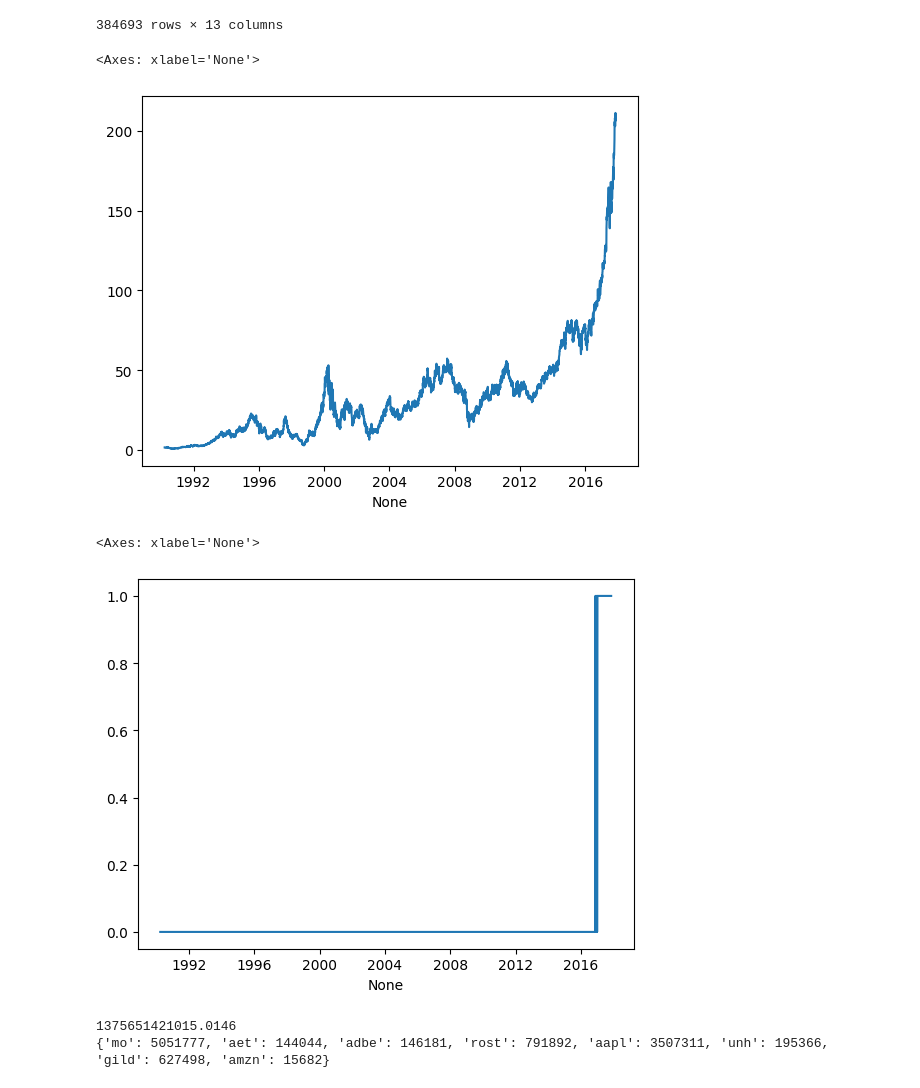
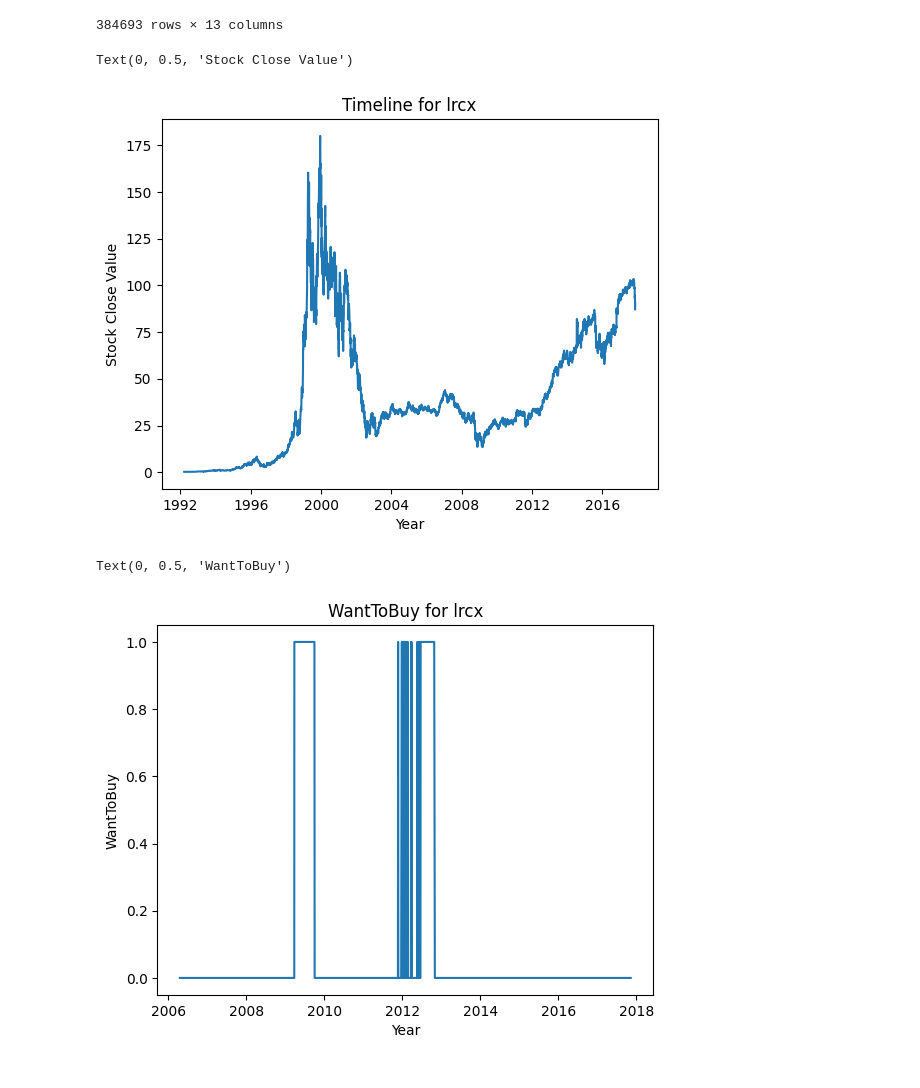
Before and after one commit to marvlach/stocks-project, a Jupyter notebook: src/Stocks.ipynb, the cells around one changed output. Drawn from its saved outputs; the diff is of its cells as text; code cells hidden in the pictures.

```diff
--- a/src/Stocks.ipynb
+++ b/src/Stocks.ipynb
@@ -85,7 +64,7 @@ stocks_df.loc[stocks_df.index.get_level_values('Date') > stocks_df['AllTimeMaxCl
 stocks_df.loc[stocks_df.index.get_level_values('Date') < stocks_df['AllTimeMinCloseDate'], 'WantToBuy'] = 0
 stocks_df.loc[stocks_df.index.get_level_values('Date') < stocks_df['AllTimeMinCloseDate'], 'WantToSell'] = 0
 # %%
-stocks_df["CanSell"] = 0.1 * stocks_df[::-1].groupby("Name")['Volume'].cumsum()[::-1]
+stocks_df["MaxCanSellUntilEnd"] = 0.1 * stocks_df[::-1].groupby("Name")['Volume'].cumsum()[::-1]
 # %%
 stocks_df
 # %% [output]
@@ -104,19 +83,22 @@ stocks_df
 |  | wmt | 90.2400 | 91.6900 | 90.2000 | 90.9200 | 7646013 | 90.920 | 0.00821 | ... |
 384693 rows × 13 columns
 # %%
-some_stock = stocks_df.query("Name == 'lrcx'")['Close']
+some_stock = stocks_df.query("Name == 'twx'")['Close']
 x1, y1 = pd.to_datetime((some_stock.index.map(lambda x: x[0]))), some_stock.values
-
-sns.lineplot(x=x1, y=y1)
+p = sns.lineplot(x=x1, y=y1)
+p.set_title("Timeline for lrcx")
+p.set_xlabel("Year")
+p.set_ylabel("Stock Close Value")
 # %% [output]
-<Axes: xlabel='None'>
+Text(0, 0.5, 'Stock Close Value')
-[figure, old version]
+[figure, new version]
 # %%
-some_stock = stocks_df.query("Name == 'lrcx'")['WantToSell']
-#some_stock = stocks_df.query("Name == 'lrcx'")['WantToBuy']
+some_stock = stocks_df.query("Name == 'hgsh'")['WantToBuy']
 x1, y1 = pd.to_datetime((some_stock.index.map(lambda x: x[0]))), some_stock.values
-
-sns.lineplot(x=x1, y=y1)
+b = sns.lineplot(x=x1, y=y1)
+b.set_title("WantToBuy for lrcx")
+b.set_xlabel("Year")
+b.set_ylabel("WantToBuy")
 # %% [output]
-<Axes: xlabel='None'>
+Text(0, 0.5, 'WantToBuy')
-[figure, old version]
+[figure, new version]
@@ -127,14 +104,0 @@ trader.trade()
-# %%
-print(portfolio.balance)
-print(portfolio.get_stocks())
-# 359659100427.766 0.1 0.6
-# 359659100427.766 0.1 0.6 ksepoulima 1000
-# refactored
-# 656472753373.1003 0.1 0.6 ksepoulima 1000
-# 753154572267.7301 0.1 0.55 ksepoulima 1000
-# 777558460055.3489 0.1 0.5 ksepoulima 1000
-# 872506040493.8425 0.05 0.5 ksepoulima 1000
-# 1375651421015.0146 refactored
-# %% [output]
-1375651421015.0146
-{'mo': 5051777, 'aet': 144044, 'adbe': 146181, 'rost': 791892, 'aapl': 3507311, 'unh': 195366, 'gild': 627498, 'amzn': 15682}
```
Also changed, not shown: parts of 13 cells of this notebook, 6 other files.
